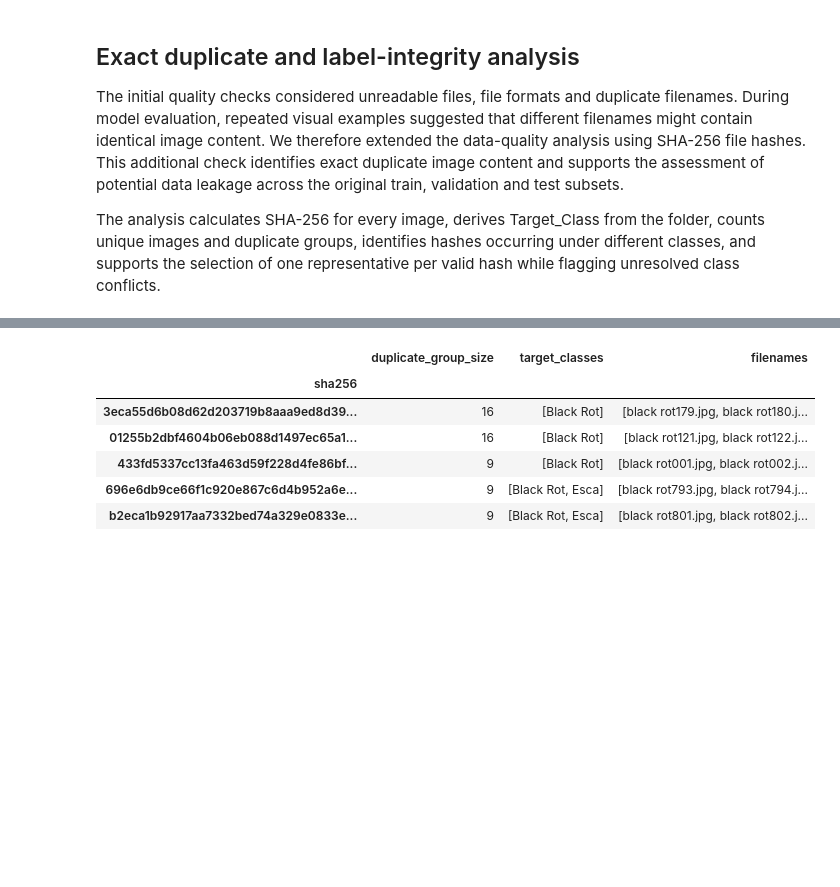
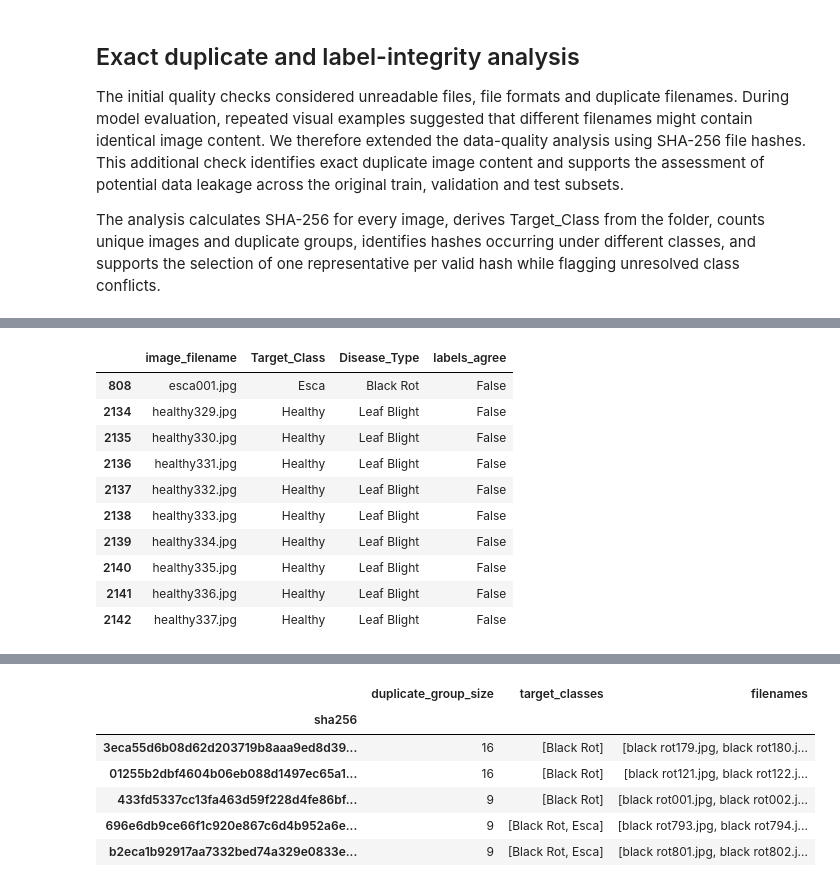
Before and after one commit to joanabutton/grapevine-disease-classification, a Jupyter notebook: notebooks/step_3_eda v2.ipynb, the cells around one changed output, grey strips where cells are left out. Cells and saved outputs as stored; diff of their text form; code cells hidden in the pictures; blank space fills up the shorter version.

```diff
--- a/notebooks/step_3_eda v2.ipynb
+++ b/notebooks/step_3_eda v2.ipynb
@@ -519,0 +462,70 @@ This demonstrates that different filenames do not necessarily represent unique i
+# %%
+# Load the metadata for the target-label comparison
+metadata_path = DATA_DIR / "metadata.json"
+
+with open(metadata_path, "r", encoding="utf-8") as file:
+    metadata = json.load(file)
+
+metadata_df = pd.DataFrame(metadata)
+
+# Compare the folder-derived target with the metadata label
+label_audit_df = (
+    hash_df[
+        ["image_filename", "Target_Class"]
+    ]
+    .merge(
+        metadata_df[
+            ["image_filename", "Disease_Type"]
+        ],
+        on="image_filename",
+        how="left",
+        validate="one_to_one",
+    )
+)
+
+# Validation checks
+assert len(label_audit_df) == len(hash_df)
+assert label_audit_df["Disease_Type"].notna().all()
+
+label_audit_df["labels_agree"] = (
+    label_audit_df["Target_Class"]
+    == label_audit_df["Disease_Type"]
+)
+
+matching_labels = label_audit_df["labels_agree"].sum()
+mismatching_labels = (~label_audit_df["labels_agree"]).sum()
+
+print("Images compared:", len(label_audit_df))
+print("Matching labels:", matching_labels)
+print("Mismatching labels:", mismatching_labels)
+print(
+    "Percentage mismatching:",
+    round(mismatching_labels / len(label_audit_df) * 100, 2),
+    "%",
+)
+
+target_order = [
+    "Black Rot",
+    "Esca",
+    "Healthy",
+    "Leaf Blight",
+]
+
+label_comparison_table = pd.crosstab(
+    label_audit_df["Target_Class"],
+    label_audit_df["Disease_Type"],
+).reindex(
+    index=target_order,
+    columns=target_order,
+    fill_value=0,
+)
+
+display(label_comparison_table)
+
+print("Examples of disagreements:")
+display(
+    label_audit_df[
+        ~label_audit_df["labels_agree"]
+    ].head(10)
+)
+# %% [output]
@@ -519,0 +543,11 @@ This demonstrates that different filenames do not necessarily represent unique i
+|  | image_filename | Target_Class | Disease_Type | labels_agree |
+| 808 | esca001.jpg | Esca | Black Rot | False |
+| 2134 | healthy329.jpg | Healthy | Leaf Blight | False |
+| 2135 | healthy330.jpg | Healthy | Leaf Blight | False |
+| 2136 | healthy331.jpg | Healthy | Leaf Blight | False |
+| 2137 | healthy332.jpg | Healthy | Leaf Blight | False |
+| 2138 | healthy333.jpg | Healthy | Leaf Blight | False |
+| 2139 | healthy334.jpg | Healthy | Leaf Blight | False |
+| 2140 | healthy335.jpg | Healthy | Leaf Blight | False |
+| 2141 | healthy336.jpg | Healthy | Leaf Blight | False |
+| 2142 | healthy337.jpg | Healthy | Leaf Blight | False |
```
Also changed, not shown: parts of 51 cells of this notebook.
